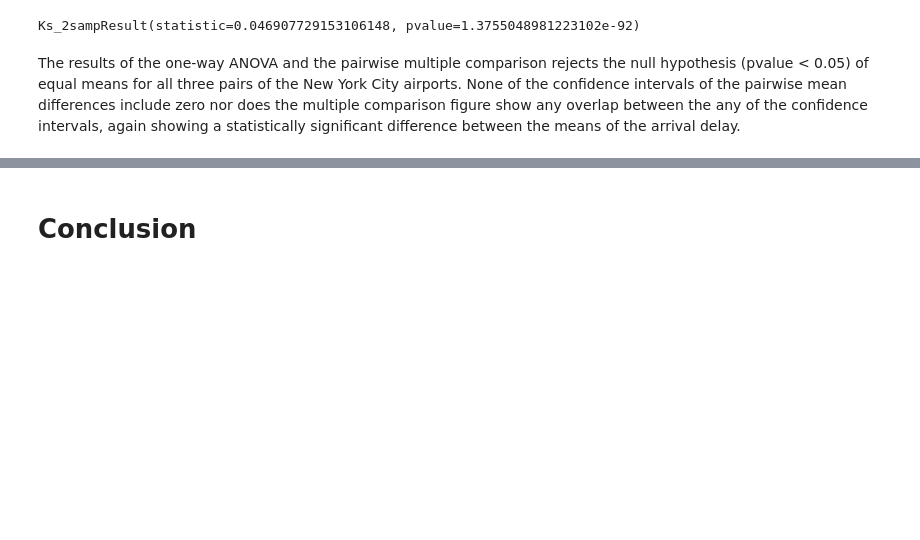
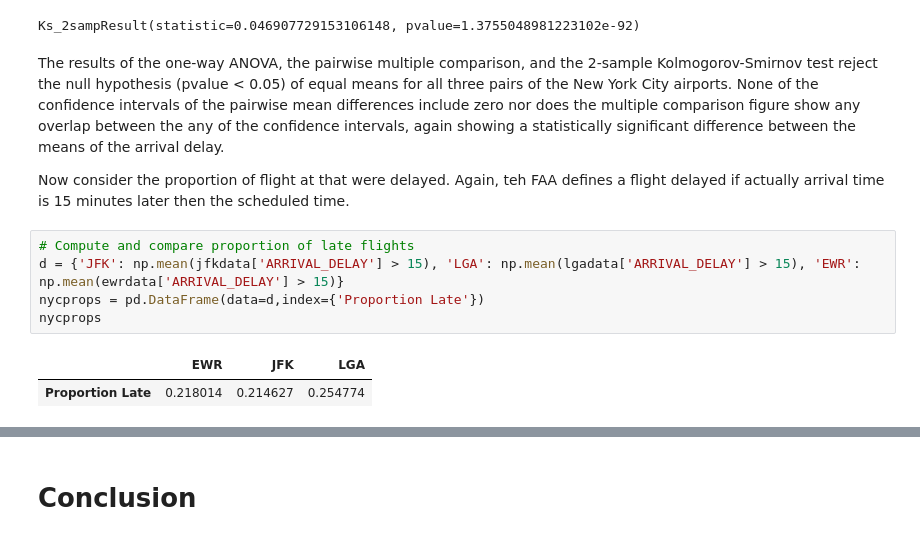
Before and after one commit to toddschultz/data-512-project, a Jupyter notebook: hcds-a6-report.ipynb, the cells around one changed output, grey strips where cells are left out. Saved outputs shown, nothing was run; the diff lists cells and outputs as text; blank space fills up the shorter version.

```diff
--- a/hcds-a6-report.ipynb
+++ b/hcds-a6-report.ipynb
@@ -173,4 +168,14 @@ sp.stats.ks_2samp(lgadata['ARRIVAL_DELAY'],ewrdata['ARRIVAL_DELAY'])
 # %% [output]
 Ks_2sampResult(statistic=0.046907729153106148, pvalue=1.3755048981223102e-92)
 # %% [markdown]
-The results of the one-way ANOVA and the pairwise multiple comparison rejects the null hypothesis (pvalue < 0.05) of equal means for all three pairs of the New York City airports. None of the confidence intervals of the pairwise mean differences include zero nor does the multiple comparison figure show any overlap between the any of the confidence intervals, again showing a statistically significant difference between the means of the arrival delay.
+The results of the one-way ANOVA, the pairwise multiple comparison, and the 2-sample Kolmogorov-Smirnov test reject the null hypothesis (pvalue < 0.05) of equal means for all three pairs of the New York City airports. None of the confidence intervals of the pairwise mean differences include zero nor does the multiple comparison figure show any overlap between the any of the confidence intervals, again showing a statistically significant difference between the means of the arrival delay.
+
+Now consider the proportion of flight at that were delayed. Again, teh FAA defines a flight delayed if actually arrival time is 15 minutes later then the scheduled time.
+# %%
+# Compute and compare proportion of late flights
+d = {'JFK': np.mean(jfkdata['ARRIVAL_DELAY'] > 15), 'LGA': np.mean(lgadata['ARRIVAL_DELAY'] > 15), 'EWR': np.mean(ewrdata['ARRIVAL_DELAY'] > 15)}
+nycprops = pd.DataFrame(data=d,index={'Proportion Late'})
+nycprops
+# %% [output]
+|  | EWR | JFK | LGA |
+| Proportion Late | 0.218014 | 0.214627 | 0.254774 |
```
Also changed, not shown: parts of 6 cells of this notebook.
